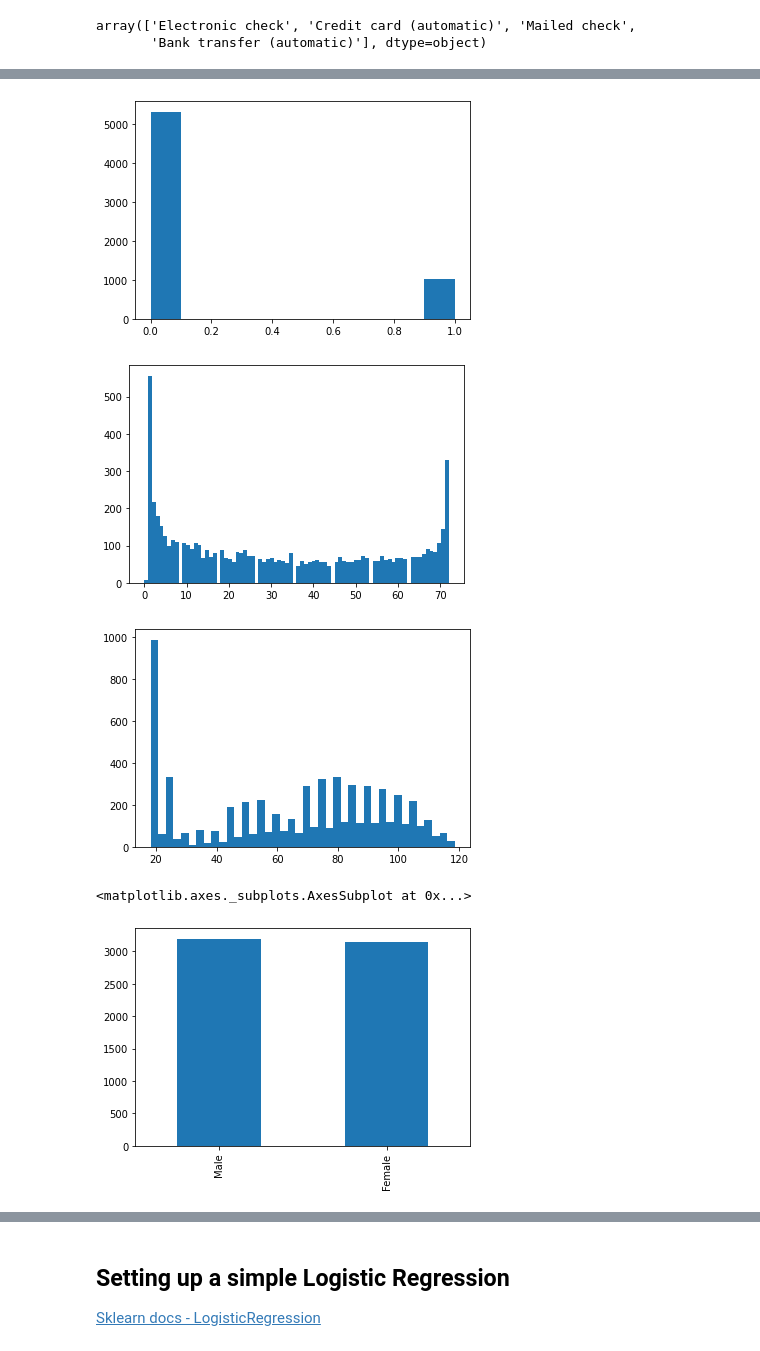
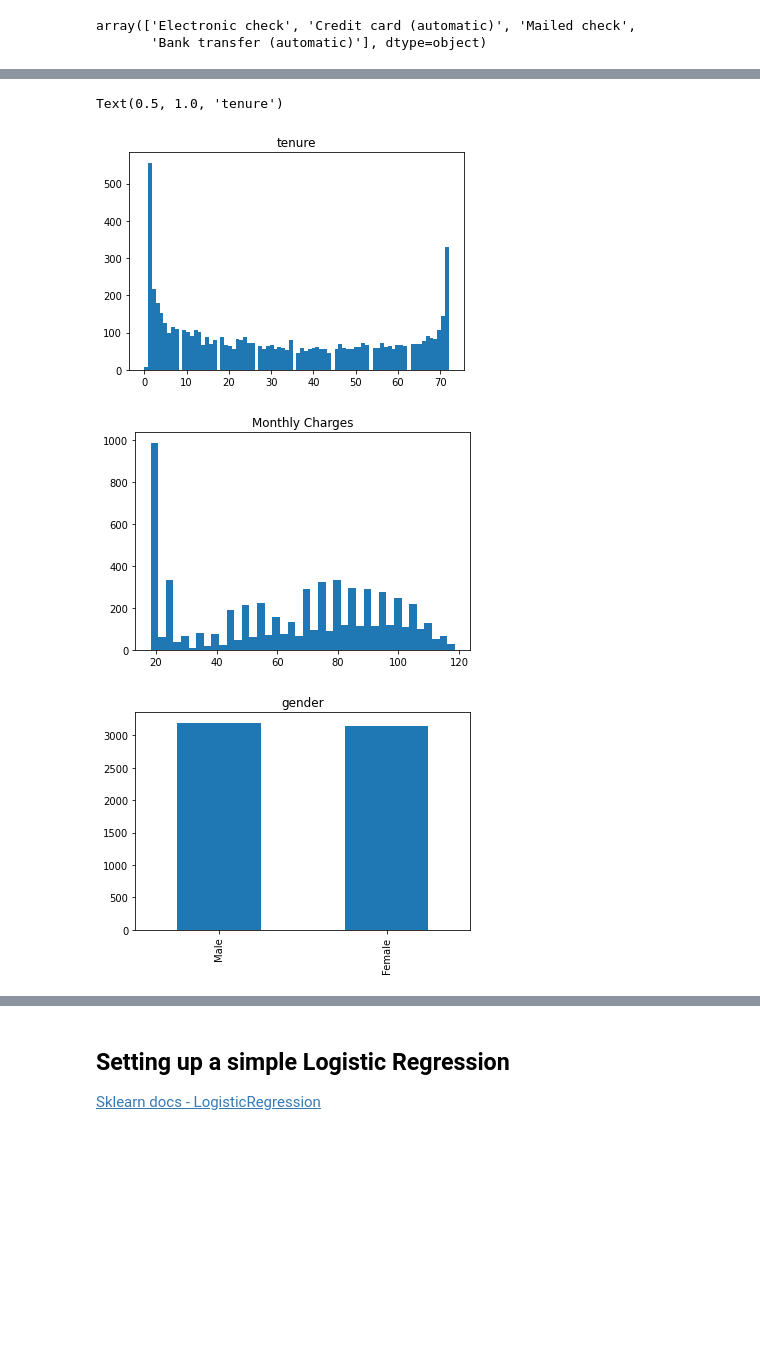
Before and after one commit to mesha4545a/Assigment-2, a Jupyter notebook: 01_case_study_setup.ipynb, the cells around one changed output, grey strips where cells are left out. Cells and saved outputs as stored; diff of their text form; code cells hidden in the pictures; blank space fills up the shorter version.

```diff
--- a/01_case_study_setup.ipynb
+++ b/01_case_study_setup.ipynb
@@ -167,19 +172,18 @@ import seaborn as sns
 # %%
-plt.hist(x=df.SeniorCitizen);
+plt.hist(x=df.tenure,bins=80);
+plt.title('tenure')
 # %% [output]
+Text(0.5, 1.0, 'tenure')
-[figure, old version]
+[figure, new version]
 # %%
-plt.hist(x=df.tenure,bins=80);
+plt.hist(x=df.MonthlyCharges, bins = 40);
+plt.title('Monthly Charges');
 # %% [output]
-[figure, old version]
+[figure, new version]
-# %%
-plt.hist(x=df.MonthlyCharges, bins = 40);
-# %% [output]
-[figure, removed]
 # %%
 df['gender'].value_counts().plot(kind='bar')
+plt.title('gender');
 # %% [output]
-<matplotlib.axes._subplots.AxesSubplot at 0x...>
-[figure, old version]
+[figure, new version]
 # %%
 df['Contract'].value_counts().plot(kind='bar')
```
Also changed, not shown: parts of 14 cells of this notebook.
